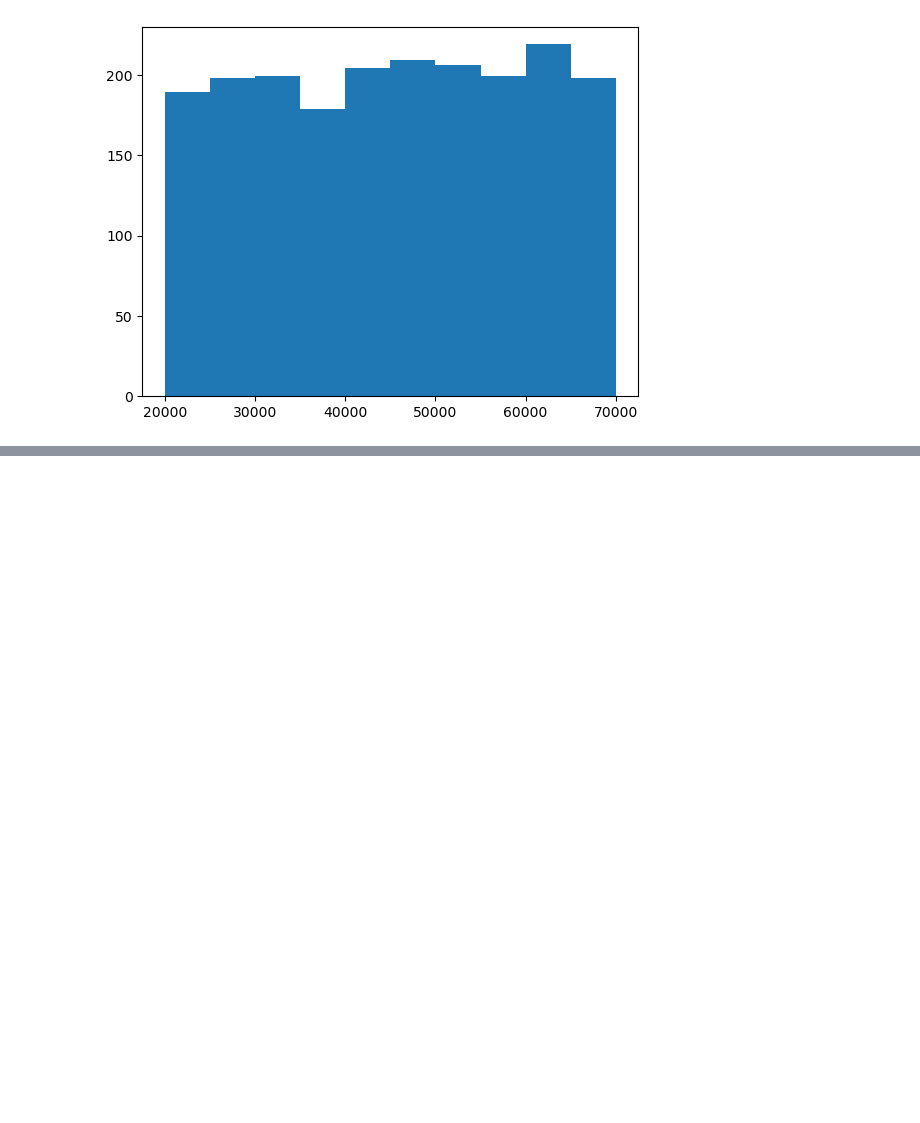
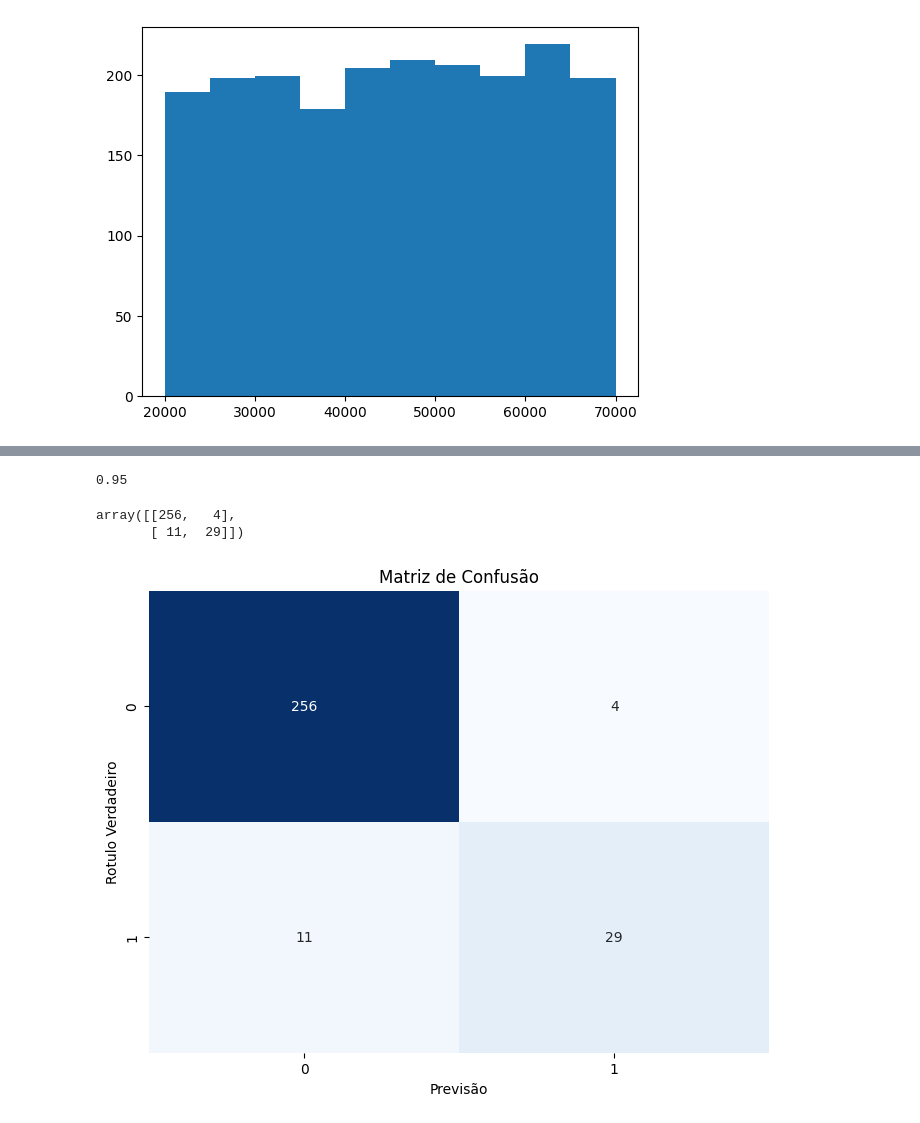
Before and after one commit to jvictorferreira3301/Machine-Learning-e-Data-Science, a Jupyter notebook: base_credit.ipynb, the cells around one changed output, grey strips where cells are left out. Cells and saved outputs as stored; diff of their text form; code cells hidden in the pictures; blank space fills up the shorter version.

Commit message:
ajuste no base_credit e adição do modelo previsor com NaiveBayes

```diff
--- a/base_credit.ipynb
+++ b/base_credit.ipynb
@@ -59,0 +235,12 @@ plt.hist(x = base_credit['income'])
+# %%
+import pickle
+with open('credit.pkl', mode='wb') as f:
+    pickle.dump([X_credit_treinamento, y_credit_treinamento, X_credit_teste, y_credit_teste], f)
+# %%
+with open('credit.pkl', 'rb') as f:
+    X_credit_treinamento, y_credit_treinamento, X_credit_teste, y_credit_teste = pickle.load(f)
+# %%
+from sklearn.naive_bayes import GaussianNB
+
+naive_credit_data = GaussianNB()
+naive_credit_data.fit(X_credit_treinamento, y_credit_treinamento)
@@ -59,0 +249,3 @@ plt.hist(x = base_credit['income'])
+# %%
+predict = naive_credit_data.predict(X_credit_teste)
+predict
@@ -59,0 +267,26 @@ plt.hist(x = base_credit['income'])
+# %%
+from sklearn.metrics import accuracy_score, confusion_matrix
+accuracy_score(y_credit_teste, predict)
+# %% [output]
+0.95
+# %%
+confusion_matrix(y_credit_teste, predict)
+# %% [output]
+array([[256,   4],
+       [ 11,  29]])
+# %%
+y_true = y_credit_teste  # Rótulos verdadeiros
+y_pred = predict  # Previsões do modelo
+
+# Calcula a matriz de confusão
+cm = confusion_matrix(y_true, y_pred)
+
+# Plota a matriz de confusão como um mapa de calor (heatmap)
+plt.figure(figsize=(8, 6))
+sn.heatmap(cm, annot=True, fmt='d', cmap='Blues', cbar=False)
+plt.xlabel('Previsão')
+plt.ylabel('Rotulo Verdadeiro')
+plt.title('Matriz de Confusão')
+plt.show()
+# %% [output]
+[figure, added]
```
Also changed, not shown: parts of 25 cells of this notebook, 1 other file.
